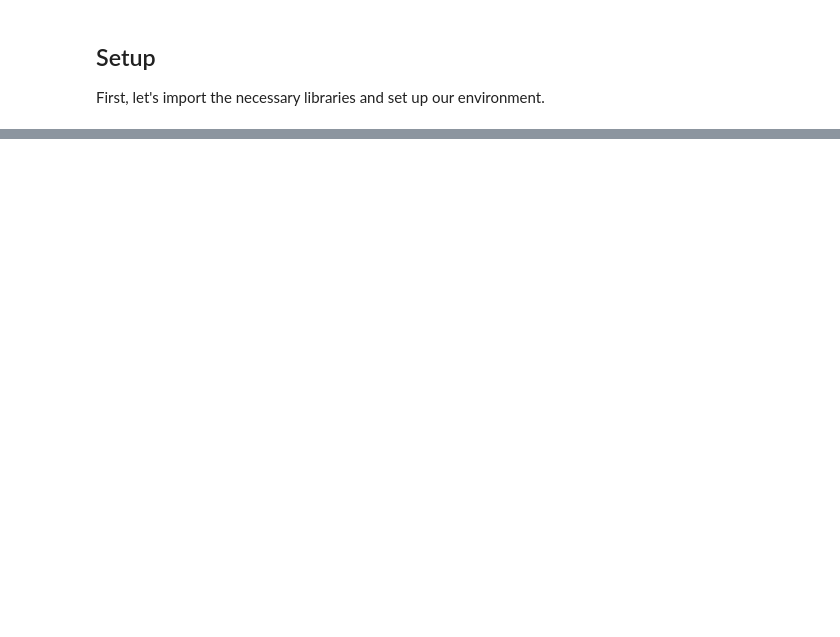
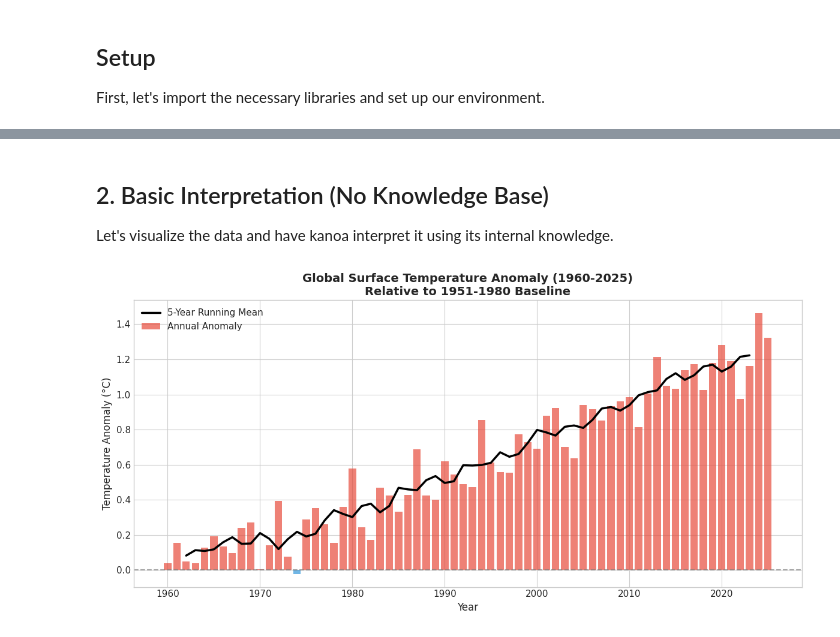
Before and after one commit to lhzn-io/kanoa, a Jupyter notebook: examples/10_minutes_to_kanoa.ipynb, the cells around one changed output, grey strips where cells are left out. Drawn from its saved outputs; the diff is of its cells as text; code cells hidden in the pictures; blank space fills up the shorter version.

```diff
--- a/examples/10_minutes_to_kanoa.ipynb
+++ b/examples/10_minutes_to_kanoa.ipynb
@@ -18,24 +17,31 @@ This notebook provides a comprehensive introduction to **kanoa** - an AI-powered
 
 First, let's import the necessary libraries and set up our environment.
 # %%
+import os
+import tempfile
 from pathlib import Path
 
 import matplotlib.pyplot as plt
 import numpy as np
 import pandas as pd
+import requests
 from dotenv import load_dotenv
+from markitdown import MarkItDown
 
-# Import kanoa
-from kanoa import AnalyticsInterpreter
+import kanoa
+from kanoa.utils.logging import log_info
+
+kanoa.options.verbose = True
 
 # Set plot style
-plt.style.use("seaborn-v0_8-darkgrid")
+plt.style.use("seaborn-v0_8-whitegrid")
+plt.rcParams["figure.figsize"] = (12, 6)
+plt.rcParams["font.size"] = 11
 
 # Load API keys from user config
-
 config_dir = Path.home() / ".config" / "kanoa"
 if (config_dir / ".env").exists():
     load_dotenv(config_dir / ".env")
 
-print("✓ Setup complete!")
+log_info("✓ Setup complete!")
 # %% [output]
@@ -765,0 +162,61 @@ Explore more advanced features:
+# %% [markdown]
+## 2. Basic Interpretation (No Knowledge Base)
+
+Let's visualize the data and have kanoa interpret it using its internal knowledge.
+# %%
+# Create temperature anomaly visualization
+fig, ax = plt.subplots(figsize=(12, 6))
+
+# Plot annual data
+colors = [
+    "#3498db" if t < 0 else "#e74c3c" for t in climate_df["Temperature_Anomaly_C"]
+]
+ax.bar(
+    climate_df["Year"],
+    climate_df["Temperature_Anomaly_C"],
+    color=colors,
+    alpha=0.7,
+    width=0.8,
+    label="Annual Anomaly",
+)
+
+# Plot 5-year running mean
+ax.plot(
+    climate_df["Year"],
+    climate_df["Temp_5yr_Mean"],
+    color="black",
+    linewidth=2.5,
+    label="5-Year Running Mean",
+)
+
+# Reference lines
+ax.axhline(y=0, color="gray", linestyle="--", alpha=0.7)
+
+ax.set_xlabel("Year", fontsize=12)
+ax.set_ylabel("Temperature Anomaly (°C)", fontsize=12)
+ax.set_title(
+    "Global Surface Temperature Anomaly (1960-2025)\n"
+    + "Relative to 1951-1980 Baseline",
+    fontsize=14,
+    fontweight="bold",
+)
+ax.legend(loc="upper left")
+
+plt.tight_layout()
+plt.show()
+
+log_info("Interpreting without Knowledge Base...")
+
+# Initialize interpreter
+interpreter = kanoa.AnalyticsInterpreter(
+    backend="gemini", model="gemini-2.5-flash", track_costs=True
+)
+
+result = interpreter.interpret_figure(
+    fig=fig,
+    context="Global temperature anomaly data",
+    focus="Analyze the warming trend",
+    display_result=True,
+)
+# %% [output]
+[figure, added]
```
Also changed, not shown: parts of 35 cells of this notebook, 16 other files.
